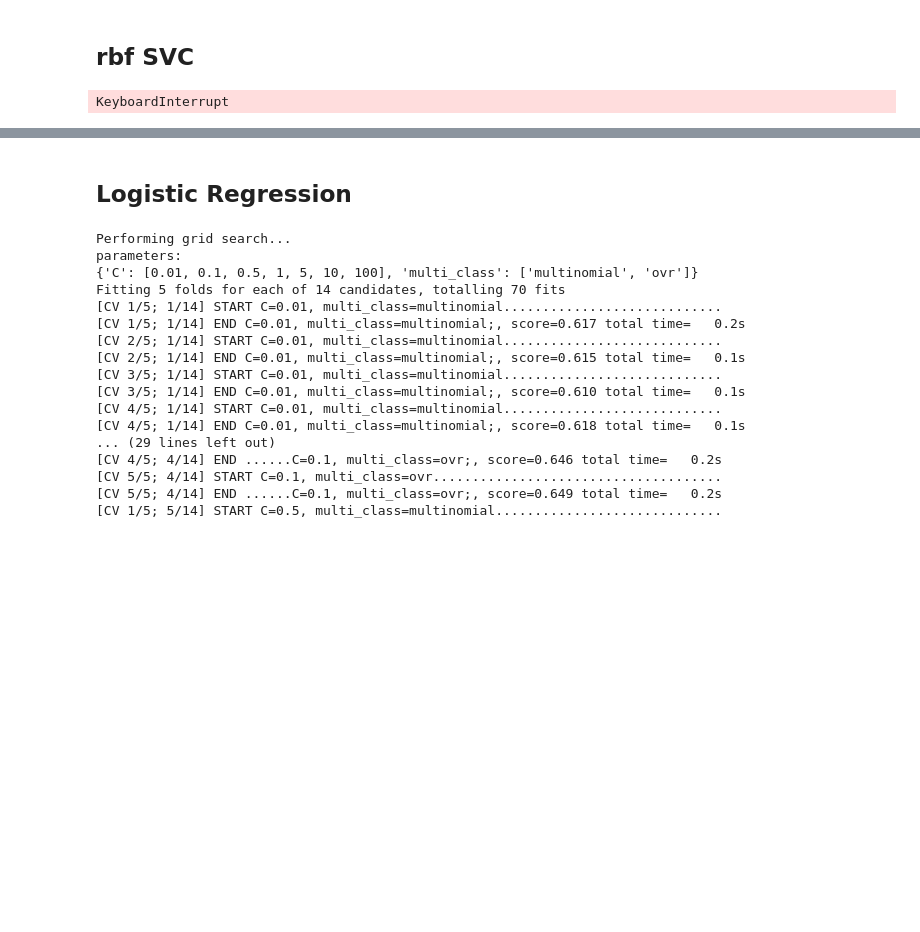
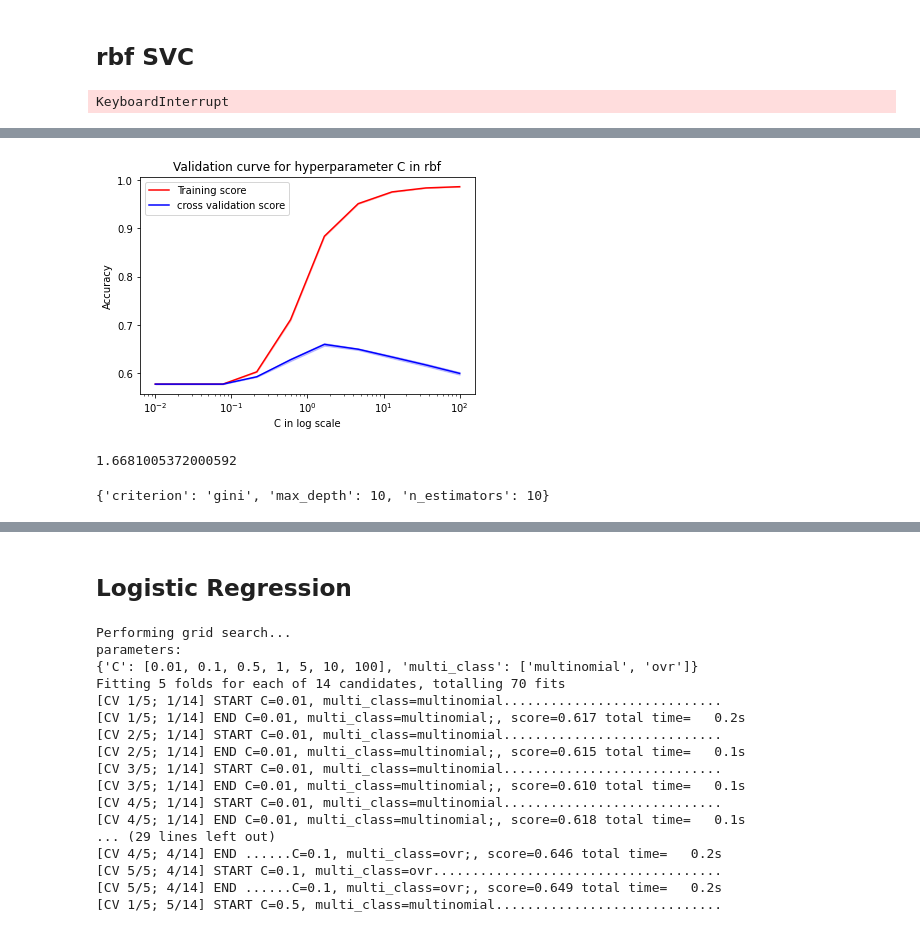
Before and after one commit to joshcarp/ml-assignment-2, a Jupyter notebook: submission_notebook.ipynb, the cells around one changed output, grey strips where cells are left out. Drawn from its saved outputs; the diff is of its cells as text; code cells hidden in the pictures; blank space fills up the shorter version.

```diff
--- a/submission_notebook.ipynb
+++ b/submission_notebook.ipynb
@@ -65,7 +59,9 @@ Test length: 6099
 ### Training test splitting
 # %%
 # hold out with test size 0.3
-X_train, X_test, y_train, y_test = train_test_split(X_train_raw, Y_train, test_size=0.3, random_state=30)
+X_train, X_test, y_train, y_test = train_test_split(X_train_raw, Y_train,
+                                                    test_size=0.3,
+                                                    random_state=30)
 # %%
 # BoW applied on testing data, training data and develop data
 BoW_vectorizer = CountVectorizer()
@@ -291,10 +287,13 @@ Please also refer to the documentation for alternative solver options:
 # %% [markdown]
 ## LinearSVC
 # %%
-from sklearn.model_selection import validation_curve, learning_curve
-param_range = np.logspace (-2, 2, 10)
-train_scores, valid_scores = validation_curve(LinearSVC(), x_train, y_train, param_name='C',
-                                              param_range=param_range, cv=5, n_jobs=-1, verbose=10)
+from sklearn.model_selection import validation_curve
+
+param_range = np.logspace(-2, 2, 10)
+train_scores, valid_scores = validation_curve(LinearSVC(), x_train, y_train,
+                                              param_name='C',
+                                              param_range=param_range, cv=5,
+                                              n_jobs=-1, verbose=10)
 # %% [output]
 [Parallel(n_jobs=-1)]: Using backend LokyBackend with 16 concurrent workers.
 [Parallel(n_jobs=-1)]: Done   3 out of  50 | elapsed:    8.9s remaining:  2.3min
@@ -340,13 +341,13 @@ from sklearn.metrics import classification_report
 from sklearn.model_selection import GridSearchCV
 from sklearn.svm import SVC
 
-parameters = {'kernel': ['rbf'], 'gamma': [1e-2, 1e-3, 1e-4, 1e-5], "C":[10, 100, 1000, 10000]}
+parameters = {'kernel': ['rbf'], 'gamma': [1e-2, 1e-3, 1e-4, 1e-5],
+              "C": [10, 100, 1000, 10000]}
 
 grd = GridSearchCV(estimator=SVC(), param_grid=parameters, n_jobs=-1, cv=3)
 
 grd.fit(x_train, y_train)
 print(grd.best_params_)
-
 
 #
 svc_rbf = SVC(kernel="rbf", gamma=0.001, C=1000).fit(x_train, y_train)
@@ -377,29 +382,38 @@ train_scores_rbf, valid_scores_rbf = validation_curve(
 # %%
 
 # Graphing helper
 
 def val_curve(param_range, train_scores, valid_scores, model_name):
     mean_train_scores = np.mean(train_scores, axis=1)
     std_train_scores = np.std(train_scores, axis=1)
     mean_valid_scores = np.mean(valid_scores, axis=1)
     std_valid_scores = np.std(valid_scores, axis=1)
     plt.semilogx(param_range, mean_train_scores, label="Training score",
                  color='red')
     plt.fill_between(param_range, mean_train_scores - std_train_scores,
-                     mean_train_scores + std_train_scores, alpha=0.2, color="red")
+                     mean_train_scores + std_train_scores, alpha=0.2,
+                     color="red")
 
-    plt.semilogx(param_range, mean_valid_scores, label="cross validation score",
+    plt.semilogx(param_range, mean_valid_scores,
+                 label="cross validation score",
                  color='blue')
     plt.fill_between(param_range, mean_valid_scores - std_valid_scores,
-                     mean_valid_scores + std_valid_scores, alpha=0.2, color="blue")
+                     mean_valid_scores + std_valid_scores, alpha=0.2,
+                     color="blue")
 
     plt.legend(loc='best')
     plt.title(f"Validation curve for hyperparameter C in {model_name}")
     plt.xlabel("C in log scale")
     plt.ylabel("Accuracy")
     plt.show()
     best_C = param_range[mean_valid_scores.argmax()]
     print(best_C)
+
+
+val_curve(param_range, train_scores_rbf, valid_scores_rbf, "rbf")
+# %% [output]
+[figure, added]
+1.6681005372000592
 # %%
 
 # Random Forests
@@ -413,8 +427,10 @@ parameters = {"n_estimators": [10, 25, 50, 75, 100, 150, 200],
               }
 grd = GridSearchCV(estimator=RandomForestClassifier(random_state=1, n_jobs=-1),
                    param_grid=parameters, n_jobs=-1, cv=3)
-grd.fit(kbest_test_x, y_train)
+grd.fit(x_train, y_train)
 print(grd.best_params_)
+# %% [output]
+{'criterion': 'gini', 'max_depth': 10, 'n_estimators': 10}
 # %%
 
 ## Instantiate Random Forest
```
Also changed, not shown: parts of 22 cells of this notebook.
